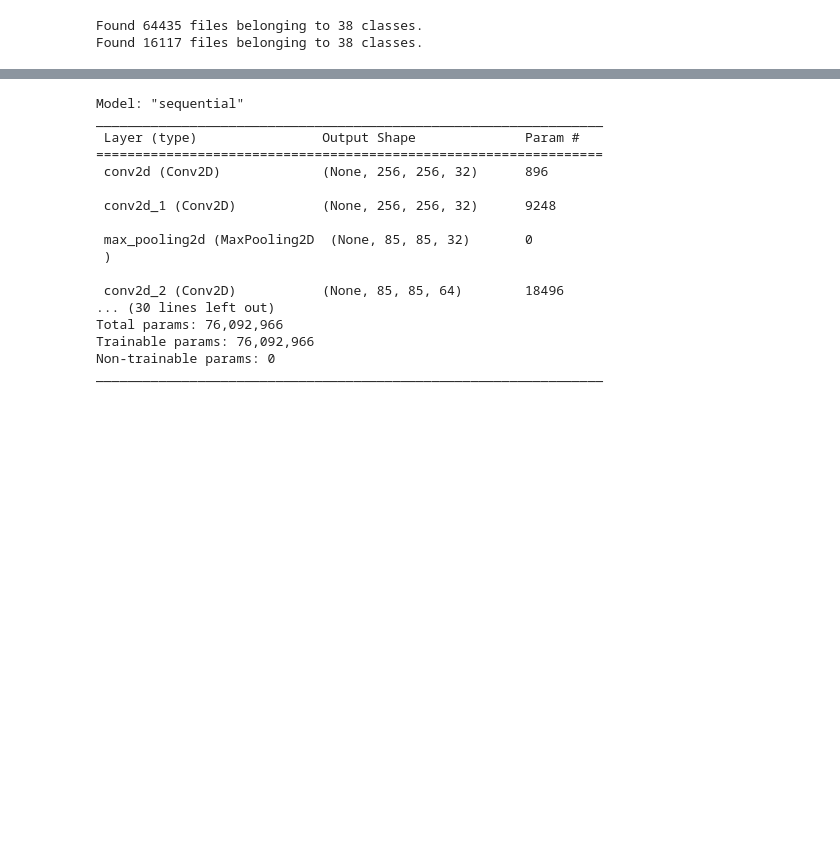
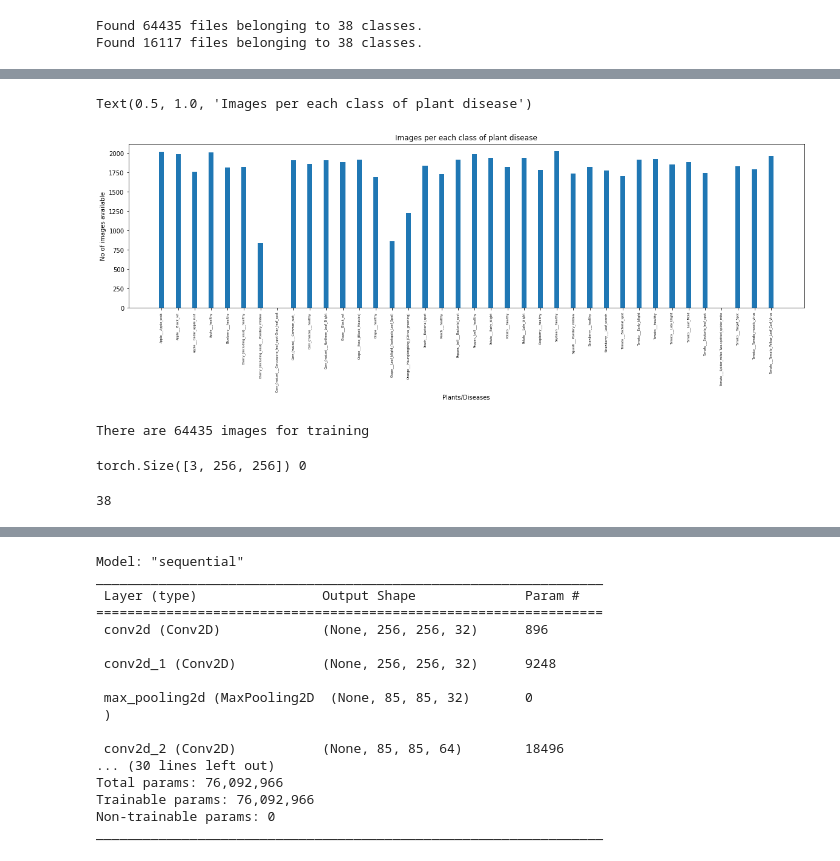
Before and after one commit to fundekaustubh/graintech.ai, a Jupyter notebook: server/python/notebooks/leaf-disease-prediction.ipynb, the cells around one changed output, grey strips where cells are left out. Cells and saved outputs as stored; diff of their text form; code cells hidden in the pictures; blank space fills up the shorter version.

```diff
--- a/server/python/notebooks/leaf-disease-prediction.ipynb
+++ b/server/python/notebooks/leaf-disease-prediction.ipynb
@@ -31,0 +67,5 @@ Found 16117 files belonging to 38 classes.
+# %%
+data_dir = "D:/Projects/graintech.ai/server/python/datasets/leaf-disease-prediction/New Plant Diseases Dataset(Augmented)/New Plant Diseases Dataset(Augmented)"
+train_dir = data_dir + "/train"
+valid_dir = data_dir + "/valid"
+diseases = os.listdir(train_dir)
@@ -31,0 +101,9 @@ Found 16117 files belonging to 38 classes.
+# %%
+nums = {}
+for disease in diseases:
+    nums[disease] = len(os.listdir(train_dir + '/' + disease))
+
+# converting the nums dictionary to pandas dataframe passing index as plant name and number of images as column
+
+img_per_class = pd.DataFrame(nums.values(), index=nums.keys(), columns=["no. of images"])
+img_per_class
@@ -31,0 +128,18 @@ Found 16117 files belonging to 38 classes.
+# %%
+index = [n for n in range(38)]
+plt.figure(figsize=(20, 5))
+plt.bar(index, [n for n in nums.values()], width=0.3)
+plt.xlabel('Plants/Diseases', fontsize=10)
+plt.ylabel('No of images available', fontsize=10)
+plt.xticks(index, diseases, fontsize=5, rotation=90)
+plt.title('Images per each class of plant disease')
+# %% [output]
+Text(0.5, 1.0, 'Images per each class of plant disease')
+[figure, added]
+# %%
+n_train = 0
+for value in nums.values():
+    n_train += value
+print(f"There are {n_train} images for training")
+# %% [output]
+There are 64435 images for training
@@ -31,0 +159,9 @@ Found 16117 files belonging to 38 classes.
+# %%
+img, label = train[0]
+print(img.shape, label)
+# %% [output]
+torch.Size([3, 256, 256]) 0
+# %%
+len(train.classes)
+# %% [output]
+38
```
Also changed, not shown: parts of 21 cells of this notebook.
